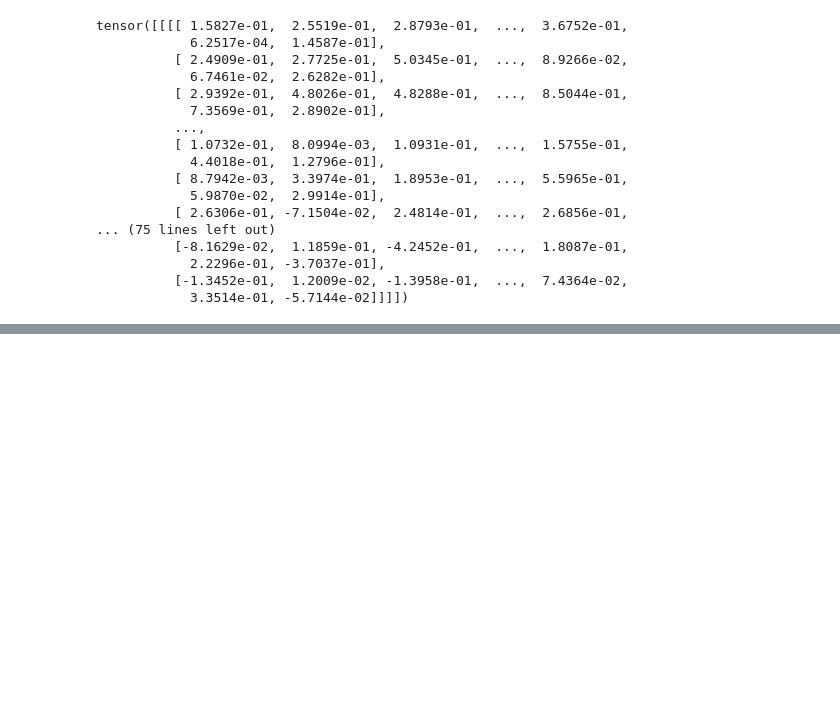
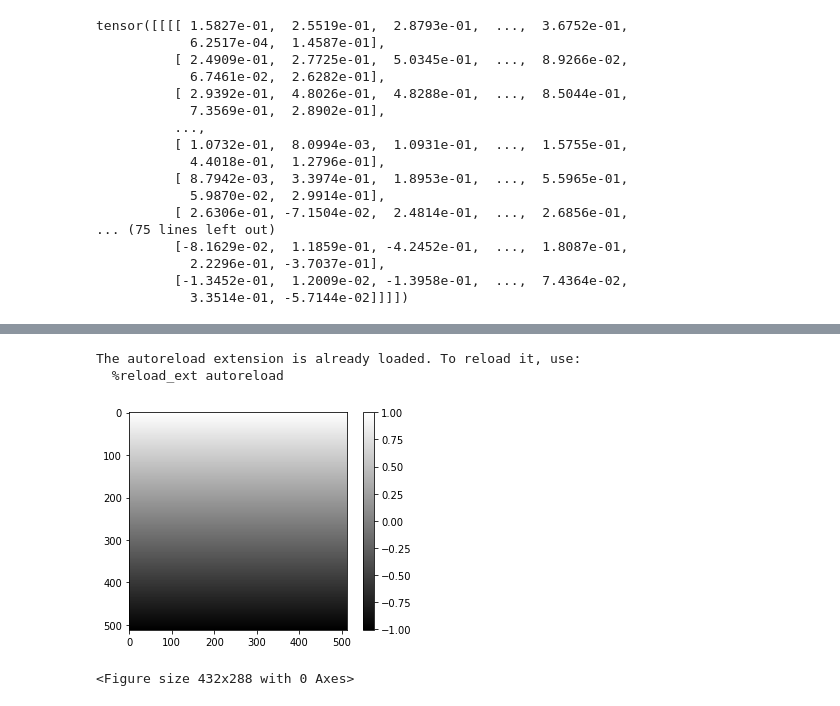
Before and after one commit to Pineci/sun-net, a Jupyter notebook: notebooks/test_dataloader.ipynb, the cells around one changed output, grey strips where cells are left out. Cells and saved outputs as stored; diff of their text form; code cells hidden in the pictures; blank space fills up the shorter version.

```diff
--- a/notebooks/test_dataloader.ipynb
+++ b/notebooks/test_dataloader.ipynb
@@ -246,0 +99,21 @@ NotebookApp.rate_limit_window=3.0 (secs)
+# %%
+%load_ext autoreload
+%autoreload 2
+
+from transforms import AddLatitudeChannel
+import numpy as np
+
+alc = AddLatitudeChannel(['x', 'y'])
+test_sample = {'x': np.zeros((1, 512, 512)),
+               'y': np.zeros((1, 512, 512))}
+test_sample = alc(test_sample)
+plt.figure()
+plt.imshow(test_sample['x'][1], cmap='gray')
+plt.colorbar()
+plt.show()
+plt.clf()
+# %% [output]
+The autoreload extension is already loaded. To reload it, use:
+  %reload_ext autoreload
+[figure, added]
+<Figure size 432x288 with 0 Axes>
```
Also changed, not shown: parts of 23 cells of this notebook, 10 other files.
